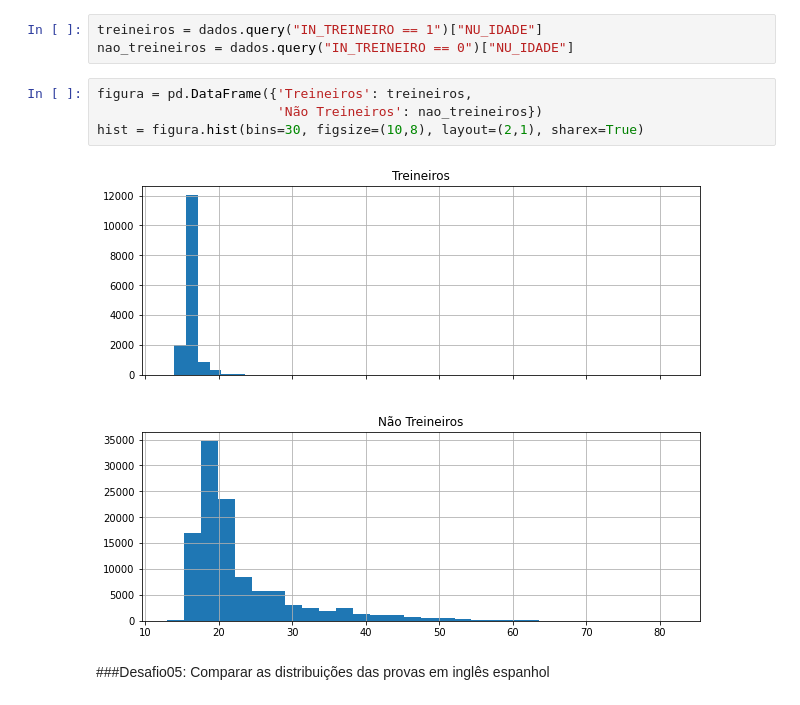
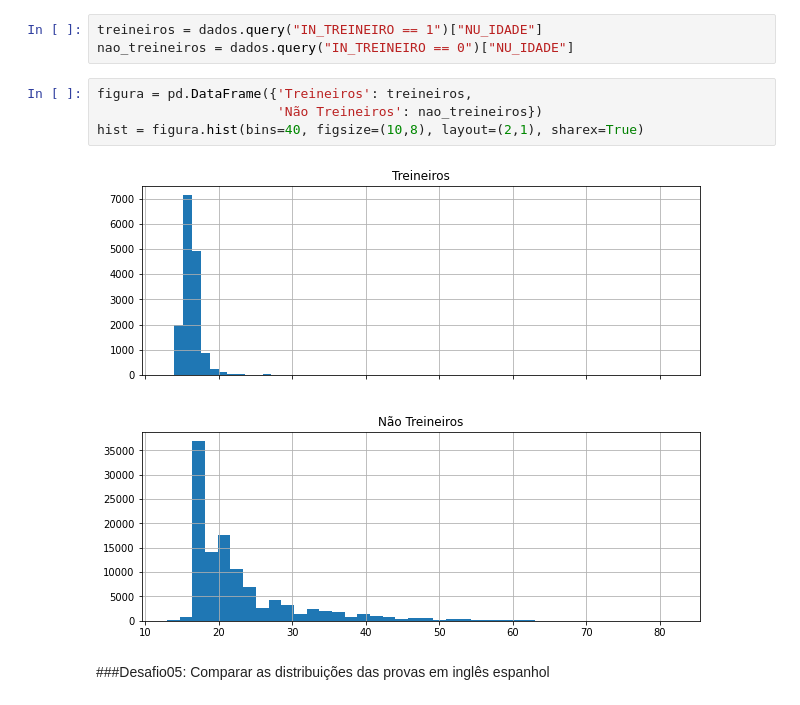
Before and after one commit to Daniel-ASG/IMERSAO_DADOS_ALURA, a Jupyter notebook: IMERSÃO_DADOS_Aula01.ipynb, the cells around one changed output. Saved outputs shown, nothing was run; the diff lists cells and outputs as text.

```diff
--- a/IMERSÃO_DADOS_Aula01.ipynb
+++ b/IMERSÃO_DADOS_Aula01.ipynb
@@ -352,9 +349,9 @@ nao_treineiros = dados.query("IN_TREINEIRO == 0")["NU_IDADE"]
 # %%
 figura = pd.DataFrame({'Treineiros': treineiros,
                        'Não Treineiros': nao_treineiros})
-hist = figura.hist(bins=30, figsize=(10,8), layout=(2,1), sharex=True)
+hist = figura.hist(bins=40, figsize=(10,8), layout=(2,1), sharex=True)
 # %% [output]
-[figure, old version]
+[figure, new version]
 # %% [markdown]
 ###Desafio05: Comparar as distribuições das provas em inglês espanhol
 # %%
```
Also changed, not shown: parts of 8 cells of this notebook.
